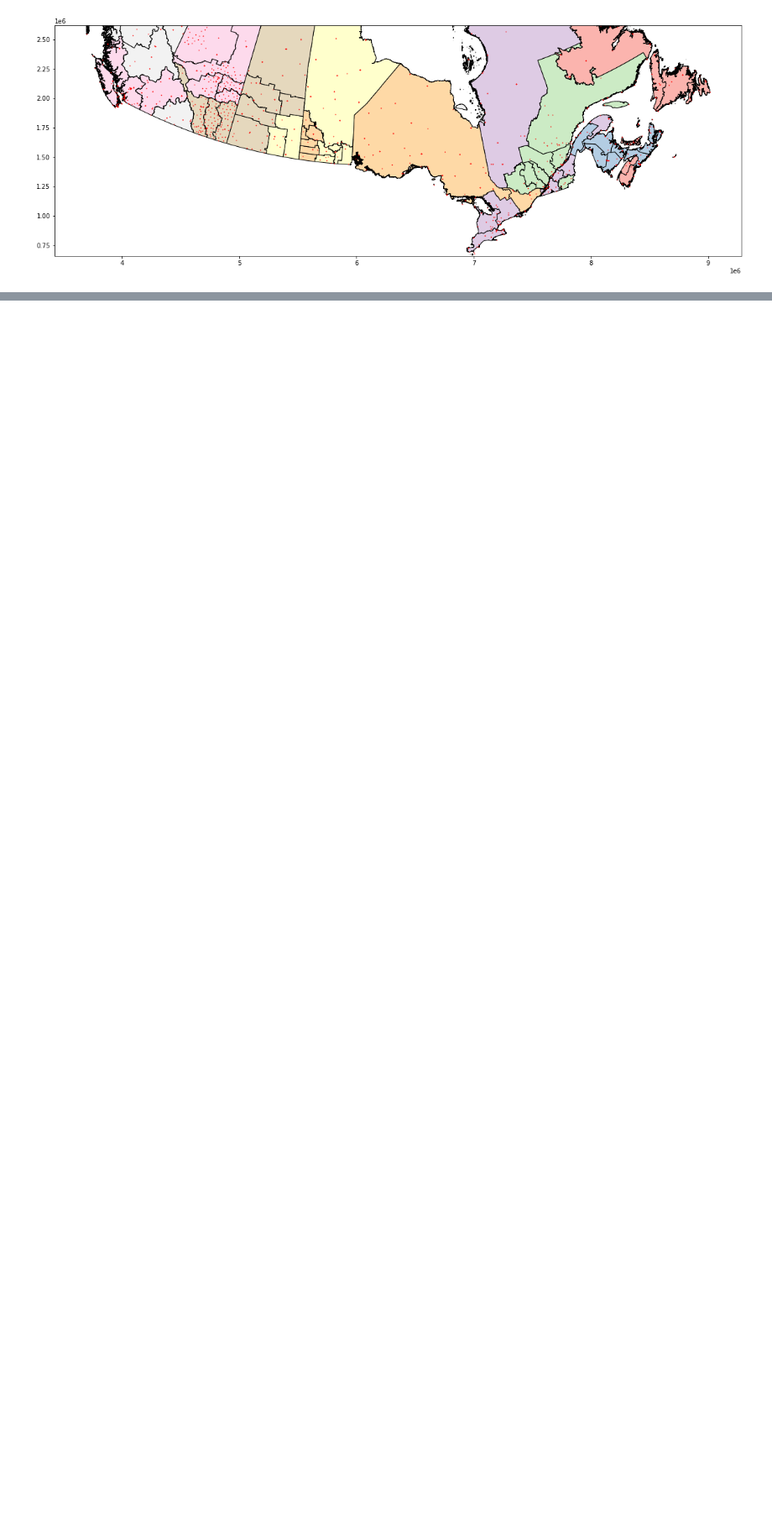
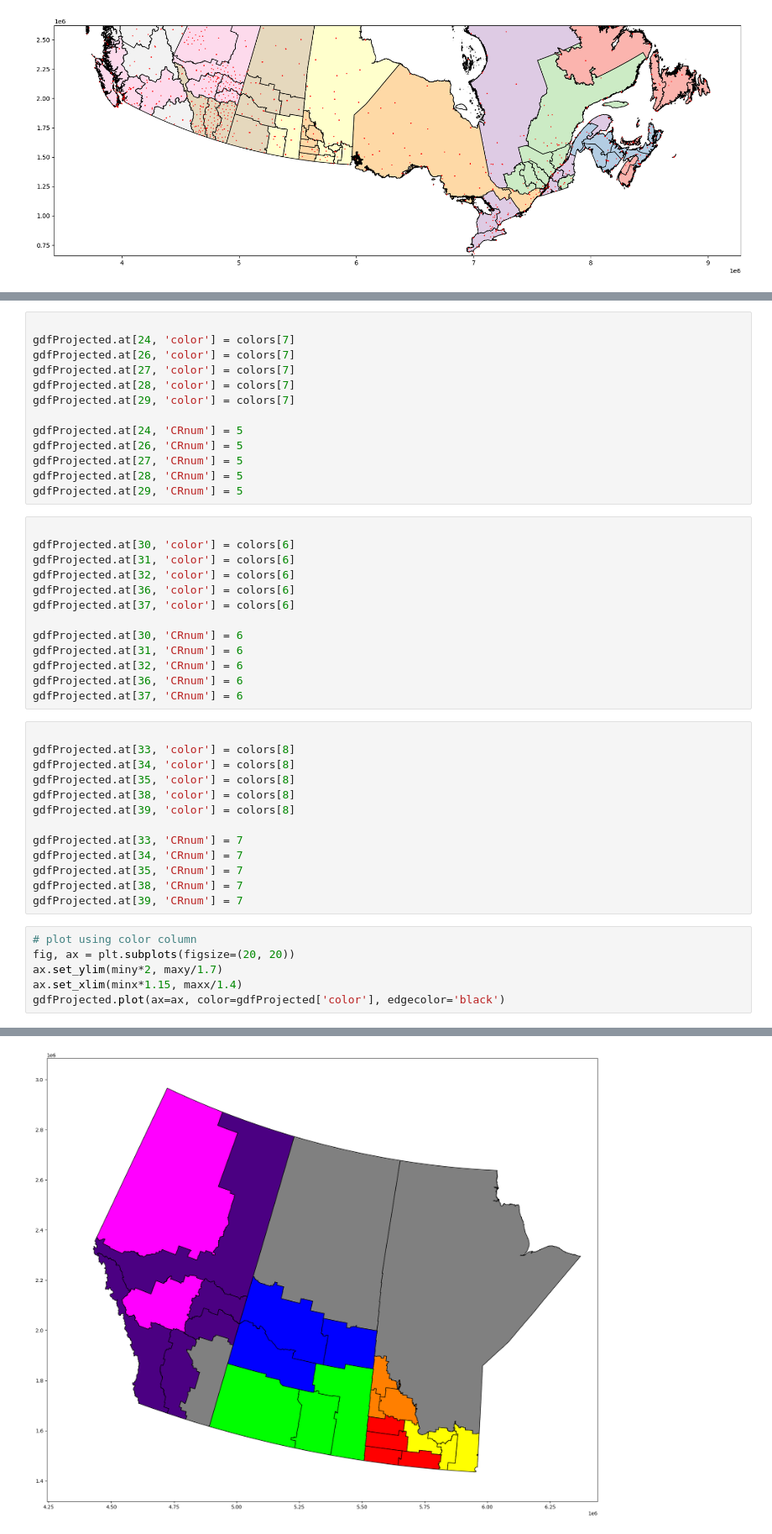
Before and after one commit to ChromaticPanic/CGC_Grain_Outcome_Predictions, a Jupyter notebook: src/WeatherStation/Data_step csv import geo boundaries stations.ipynb, the cells around one changed output, grey strips where cells are left out. Shown at 84% size. Saved outputs shown, nothing was run; the diff lists cells and outputs as text; blank space fills up the shorter version.

```diff
--- a/src/WeatherStation/Data_step csv import geo boundaries stations.ipynb
+++ b/src/WeatherStation/Data_step csv import geo boundaries stations.ipynb
@@ -92,0 +209,46 @@ plt.show()
+# %%
+
+gdfProjected.at[24, 'color'] = colors[7]
+gdfProjected.at[26, 'color'] = colors[7]
+gdfProjected.at[27, 'color'] = colors[7]
+gdfProjected.at[28, 'color'] = colors[7]
+gdfProjected.at[29, 'color'] = colors[7]
+
+gdfProjected.at[24, 'CRnum'] = 5
+gdfProjected.at[26, 'CRnum'] = 5
+gdfProjected.at[27, 'CRnum'] = 5
+gdfProjected.at[28, 'CRnum'] = 5
+gdfProjected.at[29, 'CRnum'] = 5
+# %%
+
+gdfProjected.at[30, 'color'] = colors[6]
+gdfProjected.at[31, 'color'] = colors[6]
+gdfProjected.at[32, 'color'] = colors[6]
+gdfProjected.at[36, 'color'] = colors[6]
+gdfProjected.at[37, 'color'] = colors[6]
+
+gdfProjected.at[30, 'CRnum'] = 6
+gdfProjected.at[31, 'CRnum'] = 6
+gdfProjected.at[32, 'CRnum'] = 6
+gdfProjected.at[36, 'CRnum'] = 6
+gdfProjected.at[37, 'CRnum'] = 6
+# %%
+
+gdfProjected.at[33, 'color'] = colors[8]
+gdfProjected.at[34, 'color'] = colors[8]
+gdfProjected.at[35, 'color'] = colors[8]
+gdfProjected.at[38, 'color'] = colors[8]
+gdfProjected.at[39, 'color'] = colors[8]
+
+gdfProjected.at[33, 'CRnum'] = 7
+gdfProjected.at[34, 'CRnum'] = 7
+gdfProjected.at[35, 'CRnum'] = 7
+gdfProjected.at[38, 'CRnum'] = 7
+gdfProjected.at[39, 'CRnum'] = 7
+# %%
+# plot using color column
+fig, ax = plt.subplots(figsize=(20, 20))
+ax.set_ylim(miny*2, maxy/1.7)
+ax.set_xlim(minx*1.15, maxx/1.4)
+gdfProjected.plot(ax=ax, color=gdfProjected['color'], edgecolor='black')
+# %% [output]
@@ -92,0 +256 @@ plt.show()
+[figure, added]
```
Also changed, not shown: parts of 23 cells of this notebook, 1 other file.
